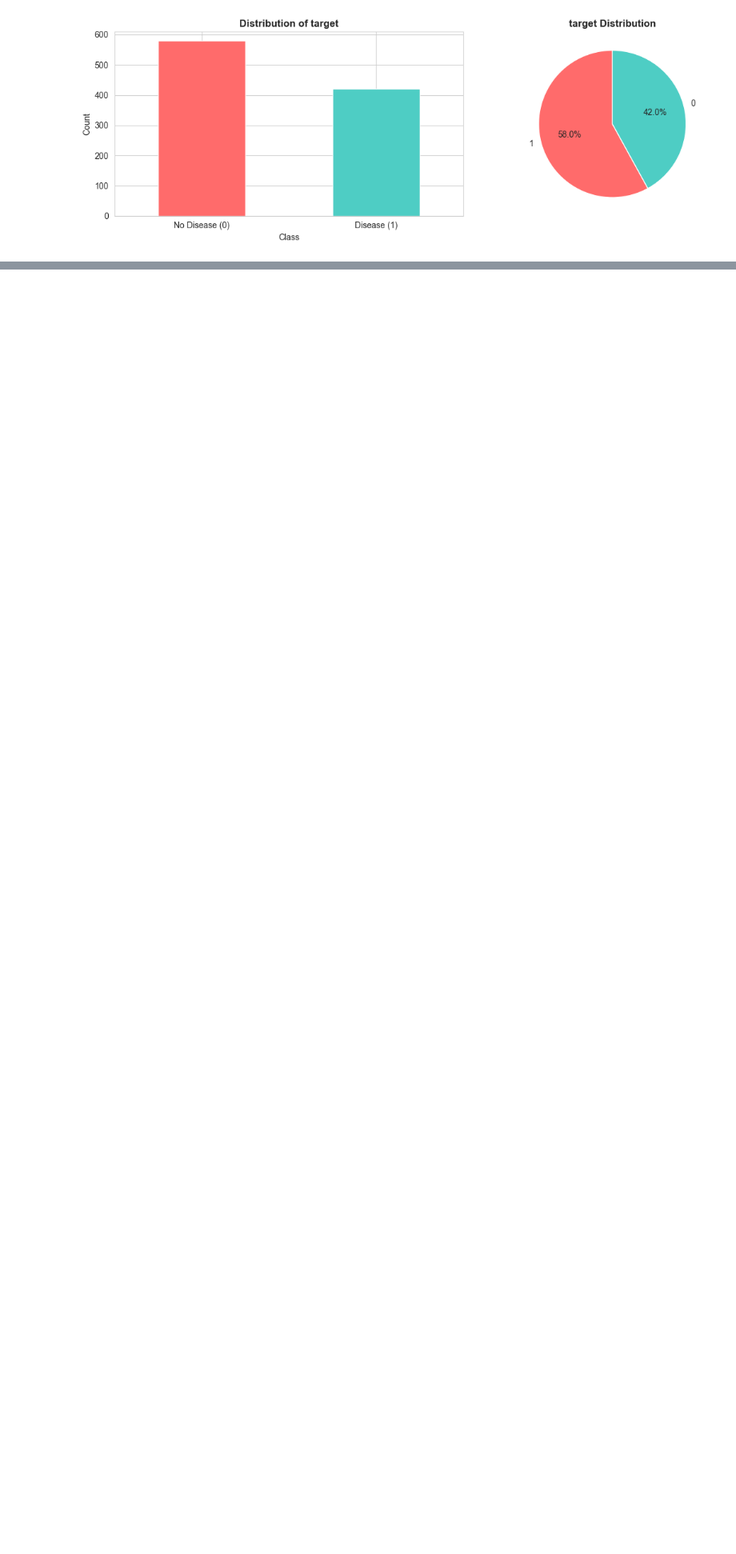
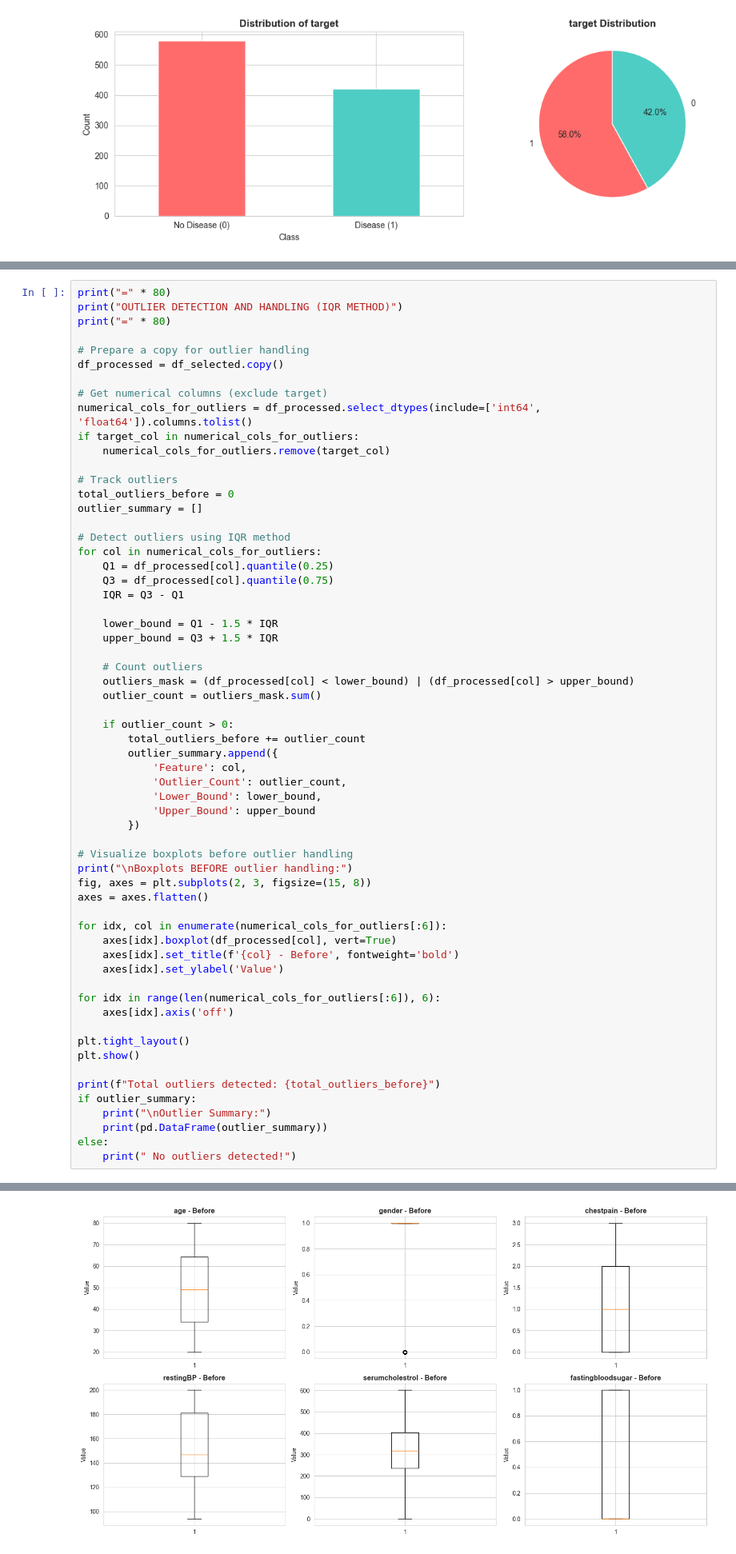
Before and after one commit to perera2001/ML-Assignment-, a Jupyter notebook: Logistic/logistic.ipynb, the cells around one changed output, grey strips where cells are left out. Shown at 80% size. Drawn from its saved outputs; the diff is of its cells as text; blank space fills up the shorter version.

Commit message:
Feature selection and outlier handeling

```diff
--- a/Logistic/logistic.ipynb
+++ b/Logistic/logistic.ipynb
@@ -463,0 +530,62 @@ FEATURE DISTRIBUTIONS
+# %%
+print("=" * 80)
+print("OUTLIER DETECTION AND HANDLING (IQR METHOD)")
+print("=" * 80)
+
+# Prepare a copy for outlier handling
+df_processed = df_selected.copy()
+
+# Get numerical columns (exclude target)
+numerical_cols_for_outliers = df_processed.select_dtypes(include=['int64', 'float64']).columns.tolist()
+if target_col in numerical_cols_for_outliers:
+    numerical_cols_for_outliers.remove(target_col)
+
+# Track outliers
+total_outliers_before = 0
+outlier_summary = []
+
+# Detect outliers using IQR method
+for col in numerical_cols_for_outliers:
+    Q1 = df_processed[col].quantile(0.25)
+    Q3 = df_processed[col].quantile(0.75)
+    IQR = Q3 - Q1
+
+    lower_bound = Q1 - 1.5 * IQR
+    upper_bound = Q3 + 1.5 * IQR
+
+    # Count outliers
+    outliers_mask = (df_processed[col] < lower_bound) | (df_processed[col] > upper_bound)
+    outlier_count = outliers_mask.sum()
+
+    if outlier_count > 0:
+        total_outliers_before += outlier_count
+        outlier_summary.append({
+            'Feature': col,
+            'Outlier_Count': outlier_count,
+            'Lower_Bound': lower_bound,
+            'Upper_Bound': upper_bound
+        })
+
+# Visualize boxplots before outlier handling
+print("\nBoxplots BEFORE outlier handling:")
+fig, axes = plt.subplots(2, 3, figsize=(15, 8))
+axes = axes.flatten()
+
+for idx, col in enumerate(numerical_cols_for_outliers[:6]):
+    axes[idx].boxplot(df_processed[col], vert=True)
+    axes[idx].set_title(f'{col} - Before', fontweight='bold')
+    axes[idx].set_ylabel('Value')
+
+for idx in range(len(numerical_cols_for_outliers[:6]), 6):
+    axes[idx].axis('off')
+
+plt.tight_layout()
+plt.show()
+
+print(f"Total outliers detected: {total_outliers_before}")
+if outlier_summary:
+    print("\nOutlier Summary:")
+    print(pd.DataFrame(outlier_summary))
+else:
+    print(" No outliers detected!")
+# %% [output]
@@ -463,0 +597 @@ FEATURE DISTRIBUTIONS
+[figure, added]
```
Also changed, not shown: parts of 5 cells of this notebook.
